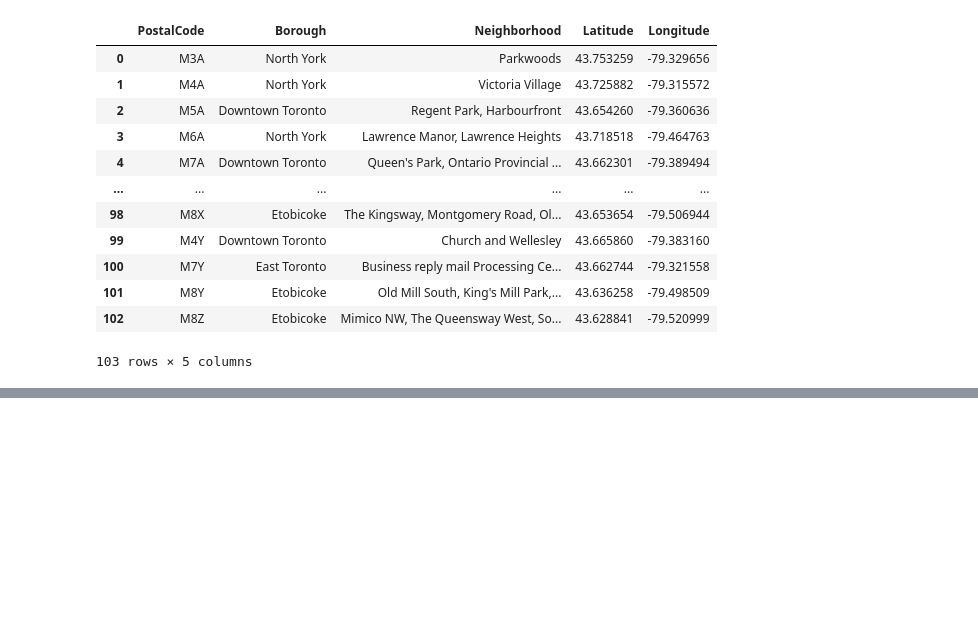
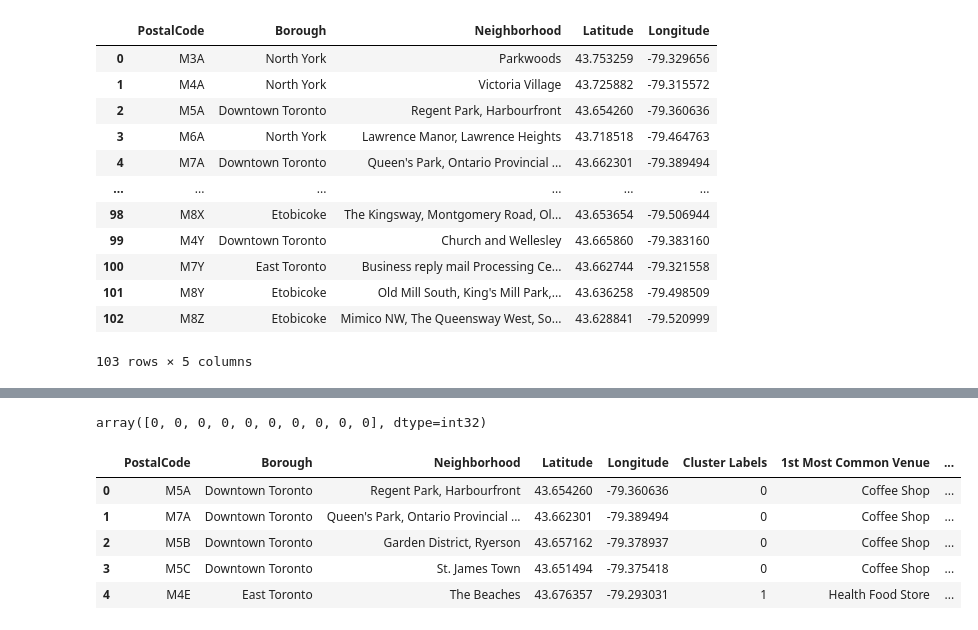
Before and after one commit to xiaolong89/coursera-capstone-project, a Jupyter notebook: Segmenting and Clustering Neighborhoods in Toronto.ipynb, the cells around one changed output, grey strips where cells are left out. Saved outputs shown, nothing was run; the diff lists cells and outputs as text; code cells hidden in the pictures; blank space fills up the shorter version.

```diff
--- a/Segmenting and Clustering Neighborhoods in Toronto.ipynb
+++ b/Segmenting and Clustering Neighborhoods in Toronto.ipynb
@@ -117,0 +396,5 @@ updated_df
+# %%
+# group rows by neighborhood and review mean of frequency of occurrence of each cat
+
+toronto_grouped = toronto_onehot.groupby('Neighborhood').mean().reset_index()
+toronto_grouped.head()
@@ -117,0 +444,30 @@ updated_df
+# %%
+# Cluster the neighborhoods
+
+kclusters = 5
+
+toronto_grouped_cluster = toronto_grouped.drop('Neighborhood', 1)
+
+# run k-means clustering
+kmeans = KMeans(n_clusters = kclusters, random_state = 0).fit(toronto_grouped_cluster)
+
+# check cluster labels generated for each row in the dataframe
+kmeans.labels_[0:10]
+# %% [output]
+array([0, 0, 0, 0, 0, 0, 0, 0, 0, 0], dtype=int32)
+# %%
+# new dataframe w/cluster and top 10 venues
+
+toronto_merged = toronto
+
+# merge toronto_grouped with toronto_data to add lat/lng
+toronto_merged = toronto_merged.join(neighborhoods_venues.set_index('Neighborhood'), on='Neighborhood')
+
+toronto_merged.head()
+# %% [output]
+|  | PostalCode | Borough | Neighborhood | Latitude | Longitude | Cluster Labels | 1st Most Common Venue | ... |
+| 0 | M5A | Downtown Toronto | Regent Park, Harbourfront | 43.654260 | -79.360636 | 0 | Coffee Shop | ... |
+| 1 | M7A | Downtown Toronto | Queen's Park, Ontario Provincial ... | 43.662301 | -79.389494 | 0 | Coffee Shop | ... |
+| 2 | M5B | Downtown Toronto | Garden District, Ryerson | 43.657162 | -79.378937 | 0 | Coffee Shop | ... |
+| 3 | M5C | Downtown Toronto | St. James Town | 43.651494 | -79.375418 | 0 | Coffee Shop | ... |
+| 4 | M4E | East Toronto | The Beaches | 43.676357 | -79.293031 | 1 | Health Food Store | ... |
```
Also changed, not shown: parts of 31 cells of this notebook.
